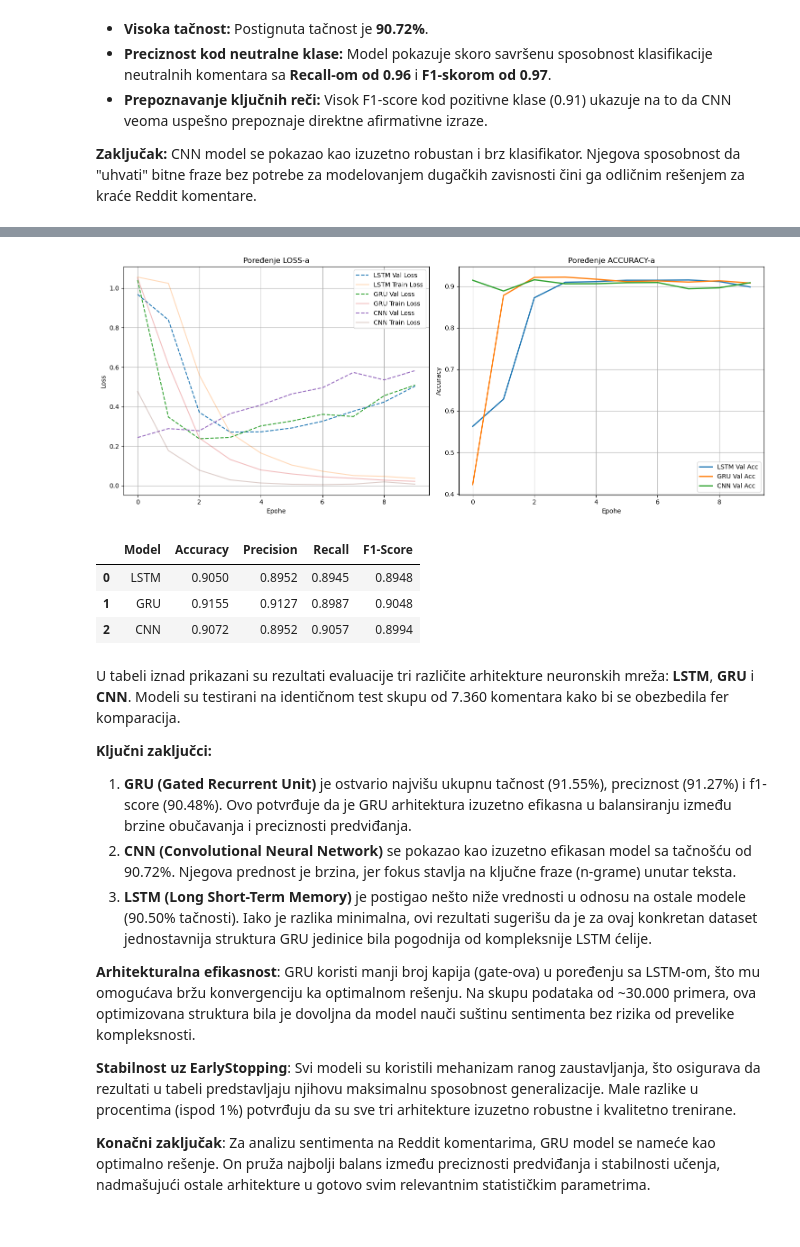
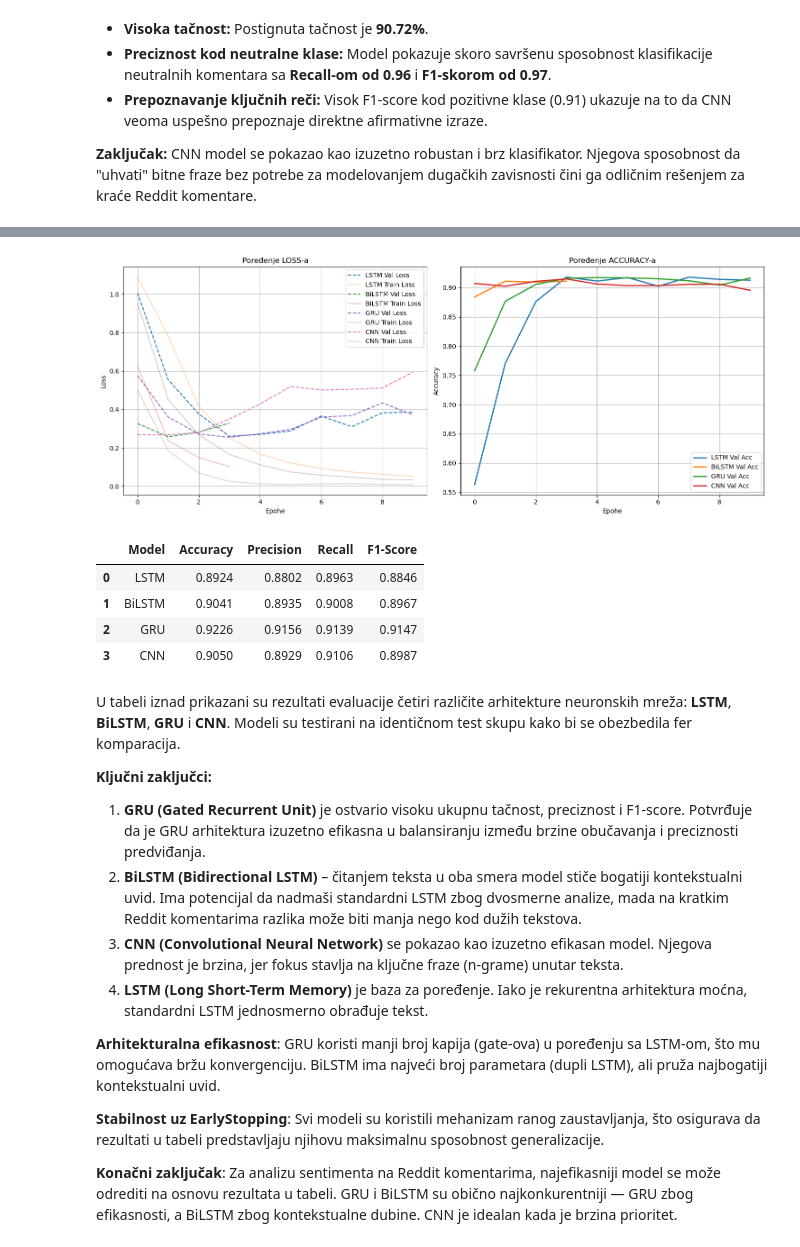
Before and after one commit to Ljika/masinskoUcenje3, a Jupyter notebook: Untitled4-1.ipynb, the cells around one changed output, grey strips where cells are left out. Saved outputs shown, nothing was run; the diff lists cells and outputs as text; code cells hidden in the pictures.

```diff
--- a/Untitled4-1.ipynb
+++ b/Untitled4-1.ipynb
@@ -472,0 +606,10 @@ Negativna klasa: Iako je preciznost nešto niža (0.82) kao i recall (0.82), pok
+# %%
+# Kompilacija modela
+bilstm_model.compile(
+    loss='sparse_categorical_crossentropy',
+    optimizer='adam',
+    metrics=['accuracy']
+)
+
+bilstm_model.build(input_shape=(None, 100))  # 100 = MAX_LEN
+bilstm_model.summary()
@@ -472,0 +644,17 @@ Negativna klasa: Iako je preciznost nešto niža (0.82) kao i recall (0.82), pok
+# %%
+early_stop_bilstm = EarlyStopping(
+    monitor='val_loss',
+    patience=2,
+    restore_best_weights=True,
+    verbose=1
+)
+
+history_bilstm_optimized = bilstm_model.fit(
+    X_train,
+    y_train,
+    epochs=10,
+    batch_size=32,
+    validation_split=0.2,
+    callbacks=[early_stop_bilstm],
+    class_weight=class_weight_dict
+)
@@ -523,7 +772,8 @@ history_gru = gru_model.fit(
     y_train,
     epochs=10,
     batch_size=32,
-    validation_split=0.2
+    validation_split=0.2,
+    class_weight=class_weight_dict
 )
 # %% [output]
 Epoch 1/10
@@ -684,7 +946,8 @@ history_cnn = cnn_model.fit(
     y_train,
     epochs=10,
     batch_size=32,
-    validation_split=0.2
+    validation_split=0.2,
+    class_weight=class_weight_dict
 )
 # %% [output]
 Epoch 1/10
@@ -799,37 +1080,38 @@ Rezultati CNN modela potvrđuju da je detekcija lokalnih fraza izuzetno efikasna
 # %%
 histories = {
     'LSTM': history,
+    'BiLSTM': history_bilstm_optimized,
     'GRU': history_gru,
     'CNN': history_cnn
 }
 
 plt.figure(figsize=(15, 6))
 
 plt.subplot(1, 2, 1)
 for name, hist in histories.items():
     plt.plot(hist.history['val_loss'], label=f'{name} Val Loss', linestyle='--')
     plt.plot(hist.history['loss'], label=f'{name} Train Loss', alpha=0.3)
 
 plt.title('Poređenje LOSS-a')
 plt.xlabel('Epohe')
 plt.ylabel('Loss')
 plt.legend()
 plt.grid(True)
 
 plt.subplot(1, 2, 2)
 for name, hist in histories.items():
     plt.plot(hist.history['val_accuracy'], label=f'{name} Val Acc', linewidth=2)
 
 plt.title('Poređenje ACCURACY-a')
 plt.xlabel('Epohe')
 plt.ylabel('Accuracy')
 plt.legend()
 plt.grid(True)
 
 plt.tight_layout()
 plt.show()
 # %% [output]
-[figure, old version]
+[figure, new version]
 # %%
 data_vars = [
     {
@@ -838,6 +1120,13 @@ data_vars = [
         'Precision': precision_lstm,
         'Recall': recall_lstm,
         'F1-Score': f1_lstm
+    },
+    {
+        'Model': 'BiLSTM',
+        'Accuracy': acc_bilstm,
+        'Precision': precision_bilstm,
+        'Recall': recall_bilstm,
+        'F1-Score': f1_bilstm
     },
     {
         'Model': 'GRU',
@@ -872,22 +1161,23 @@ final_styled_df = final_results_df.style.apply(highlight_max, subset=['Accuracy'
 display(final_styled_df)
 # %% [output]
 |  | Model | Accuracy | Precision | Recall | F1-Score |
-| 0 | LSTM | 0.9050 | 0.8952 | 0.8945 | 0.8948 |
-| 1 | GRU | 0.9155 | 0.9127 | 0.8987 | 0.9048 |
-| 2 | CNN | 0.9072 | 0.8952 | 0.9057 | 0.8994 |
+| 0 | LSTM | 0.8924 | 0.8802 | 0.8963 | 0.8846 |
+| 1 | BiLSTM | 0.9041 | 0.8935 | 0.9008 | 0.8967 |
+| 2 | GRU | 0.9226 | 0.9156 | 0.9139 | 0.9147 |
+| 3 | CNN | 0.9050 | 0.8929 | 0.9106 | 0.8987 |
 # %% [markdown]
 
-U tabeli iznad prikazani su rezultati evaluacije tri različite arhitekture neuronskih mreža: **LSTM**, **GRU** i **CNN**. Modeli su testirani na identičnom test skupu od 7.360 komentara kako bi se obezbedila fer komparacija.
+U tabeli iznad prikazani su rezultati evaluacije četiri različite arhitekture neuronskih mreža: **LSTM**, **BiLSTM**, **GRU** i **CNN**. Modeli su testirani na identičnom test skupu kako bi se obezbedila fer komparacija.
 
 **Ključni zaključci:**
 
-1. **GRU (Gated Recurrent Unit)** je ostvario najvišu ukupnu tačnost (91.55%), preciznost (91.27%) i f1-score (90.48%). Ovo potvrđuje da je GRU arhitektura izuzetno efikasna u balansiranju između brzine obučavanja i preciznosti predviđanja.
-2. **CNN (Convolutional Neural Network)** se pokazao kao izuzetno efikasan model sa tačnošću od 90.72%. Njegova prednost je brzina, jer fokus stavlja na ključne fraze (n-grame) unutar teksta.
-3. **LSTM (Long Short-Term Memory)** je postigao nešto niže vrednosti u odnosu na ostale modele (90.50% tačnosti). Iako je razlika minimalna, ovi rezultati sugerišu da je za ovaj konkretan dataset jednostavnija struktura GRU jedinice bila pogodnija od kompleksnije LSTM ćelije.
+1. **GRU (Gated Recurrent Unit)** je ostvario visoku ukupnu tačnost, preciznost i F1-score. Potvrđuje da je GRU arhitektura izuzetno efikasna u balansiranju između brzine obučavanja i preciznosti predviđanja.
+2. **BiLSTM (Bidirectional LSTM)** – čitanjem teksta u oba smera model stiče bogatiji kontekstualni uvid. Ima potencijal da nadmaši standardni LSTM zbog dvosmerne analize, mada na kratkim Reddit komentarima razlika može biti manja nego kod dužih tekstova.
+3. **CNN (Convolutional Neural Network)** se pokazao kao izuzetno efikasan model. Njegova prednost je brzina, jer fokus stavlja na ključne fraze (n-grame) unutar teksta.
+4. **LSTM (Long Short-Term Memory)** je baza za poređenje. Iako je rekurentna arhitektura moćna, standardni LSTM jednosmerno obrađuje tekst.
 
-**Arhitekturalna efikasnost**: GRU koristi manji broj kapija (gate-ova) u poređenju sa LSTM-om, što mu omogućava bržu konvergenciju ka optimalnom rešenju. Na skupu podataka od ~30.000 primera, ova optimizovana struktura bila je dovoljna da model nauči suštinu sentimenta bez rizika od prevelike kompleksnosti.
+**Arhitekturalna efikasnost**: GRU koristi manji broj kapija (gate-ova) u poređenju sa LSTM-om, što mu omogućava bržu konvergenciju. BiLSTM ima najveći broj parametara (dupli LSTM), ali pruža najbogatiji kontekstualni uvid.
 
-**Stabilnost uz EarlyStopping**: Svi modeli su koristili mehanizam ranog zaustavljanja, što osigurava da rezultati u tabeli predstavljaju njihovu maksimalnu sposobnost generalizacije. Male razlike u procentima (ispod 1%) potvrđuju da su sve tri arhitekture izuzetno robustne i kvalitetno trenirane.
+**Stabilnost uz EarlyStopping**: Svi modeli su koristili mehanizam ranog zaustavljanja, što osigurava da rezultati u tabeli predstavljaju njihovu maksimalnu sposobnost generalizacije.
 
-
-**Konačni zaključak**: Za analizu sentimenta na Reddit komentarima, GRU model se nameće kao optimalno rešenje. On pruža najbolji balans između preciznosti predviđanja i stabilnosti učenja, nadmašujući ostale arhitekture u gotovo svim relevantnim statističkim parametrima.
+**Konačni zaključak**: Za analizu sentimenta na Reddit komentarima, najefikasniji model se može odrediti na osnovu rezultata u tabeli. GRU i BiLSTM su obično najkonkurentniji — GRU zbog efikasnosti, a BiLSTM zbog kontekstualne dubine. CNN je idealan kada je brzina prioritet.
```
Also changed, not shown: parts of 108 cells of this notebook.
